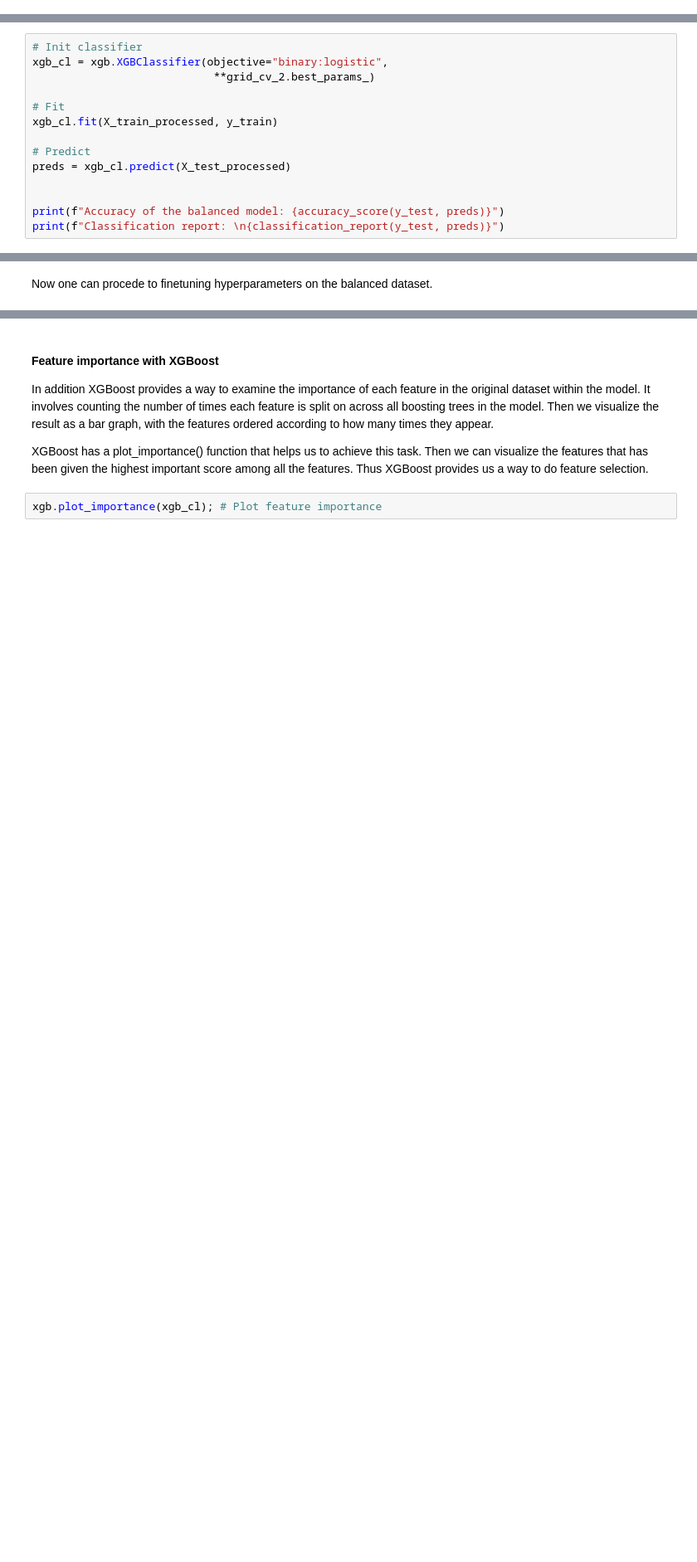
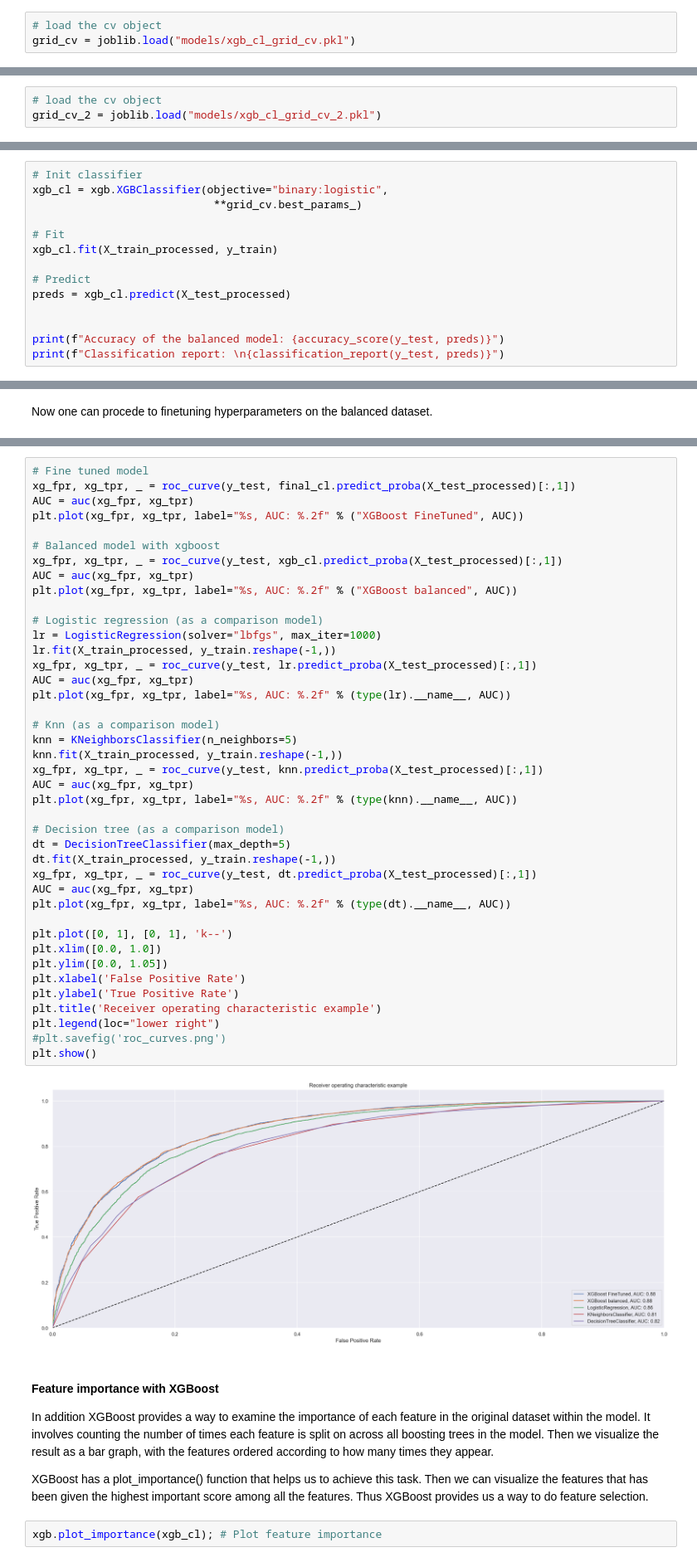
Before and after one commit to oscar-defelice/DSAcademy-lectures, a Jupyter notebook: Lectures_src/08.Ensemble_methods/02.BoostingClassifiers.ipynb, the cells around one changed output, grey strips where cells are left out. Shown at 83% size. Drawn from its saved outputs; the diff is of its cells as text; blank space fills up the shorter version.

Commit message:
lecture: Add Roc-AUC curves comparison

```diff
--- a/Lectures_src/08.Ensemble_methods/02.BoostingClassifiers.ipynb
+++ b/Lectures_src/08.Ensemble_methods/02.BoostingClassifiers.ipynb
@@ -330,3 +336,6 @@ _ = grid_cv.fit(X_train_processed, y_train)
+# %%
+# load the cv object
+grid_cv = joblib.load("models/xgb_cl_grid_cv.pkl")
 # %%
 grid_cv.best_score_
 # %% [output]
@@ -370,0 +385,3 @@ grid_cv_2.best_score_
+# %%
+# load the cv object
+grid_cv_2 = joblib.load("models/xgb_cl_grid_cv_2.pkl")
@@ -451,7 +478,7 @@ X_test_processed = full_processor.transform(X_test)
 # %%
 # Init classifier
 xgb_cl = xgb.XGBClassifier(objective="binary:logistic",
-                            **grid_cv_2.best_params_)
+                            **grid_cv.best_params_)
 
 # Fit
 xgb_cl.fit(X_train_processed, y_train)
@@ -478,3 +507,46 @@ Now one can procede to finetuning hyperparameters on the balanced dataset.
+# %%
+# Fine tuned model
+xg_fpr, xg_tpr, _ = roc_curve(y_test, final_cl.predict_proba(X_test_processed)[:,1])
+AUC = auc(xg_fpr, xg_tpr)
+plt.plot(xg_fpr, xg_tpr, label="%s, AUC: %.2f" % ("XGBoost FineTuned", AUC))
+
+# Balanced model with xgboost
+xg_fpr, xg_tpr, _ = roc_curve(y_test, xgb_cl.predict_proba(X_test_processed)[:,1])
+AUC = auc(xg_fpr, xg_tpr)
+plt.plot(xg_fpr, xg_tpr, label="%s, AUC: %.2f" % ("XGBoost balanced", AUC))
+
+# Logistic regression (as a comparison model)
+lr = LogisticRegression(solver="lbfgs", max_iter=1000)
+lr.fit(X_train_processed, y_train.reshape(-1,))
+xg_fpr, xg_tpr, _ = roc_curve(y_test, lr.predict_proba(X_test_processed)[:,1])
+AUC = auc(xg_fpr, xg_tpr)
+plt.plot(xg_fpr, xg_tpr, label="%s, AUC: %.2f" % (type(lr).__name__, AUC))
+
+# Knn (as a comparison model)
+knn = KNeighborsClassifier(n_neighbors=5)
+knn.fit(X_train_processed, y_train.reshape(-1,))
+xg_fpr, xg_tpr, _ = roc_curve(y_test, knn.predict_proba(X_test_processed)[:,1])
+AUC = auc(xg_fpr, xg_tpr)
+plt.plot(xg_fpr, xg_tpr, label="%s, AUC: %.2f" % (type(knn).__name__, AUC))
+
+# Decision tree (as a comparison model)
+dt = DecisionTreeClassifier(max_depth=5)
+dt.fit(X_train_processed, y_train.reshape(-1,))
+xg_fpr, xg_tpr, _ = roc_curve(y_test, dt.predict_proba(X_test_processed)[:,1])
+AUC = auc(xg_fpr, xg_tpr)
+plt.plot(xg_fpr, xg_tpr, label="%s, AUC: %.2f" % (type(dt).__name__, AUC))
+
+plt.plot([0, 1], [0, 1], 'k--')
+plt.xlim([0.0, 1.0])
+plt.ylim([0.0, 1.05])
+plt.xlabel('False Positive Rate')
+plt.ylabel('True Positive Rate')
+plt.title('Receiver operating characteristic example')
+plt.legend(loc="lower right")
+#plt.savefig('roc_curves.png')
+plt.show()
+# %% [output]
+[figure, added]
 # %% [markdown]
 #### Feature importance with XGBoost
 
```
Also changed, not shown: parts of 10 cells of this notebook, 4 other files.
